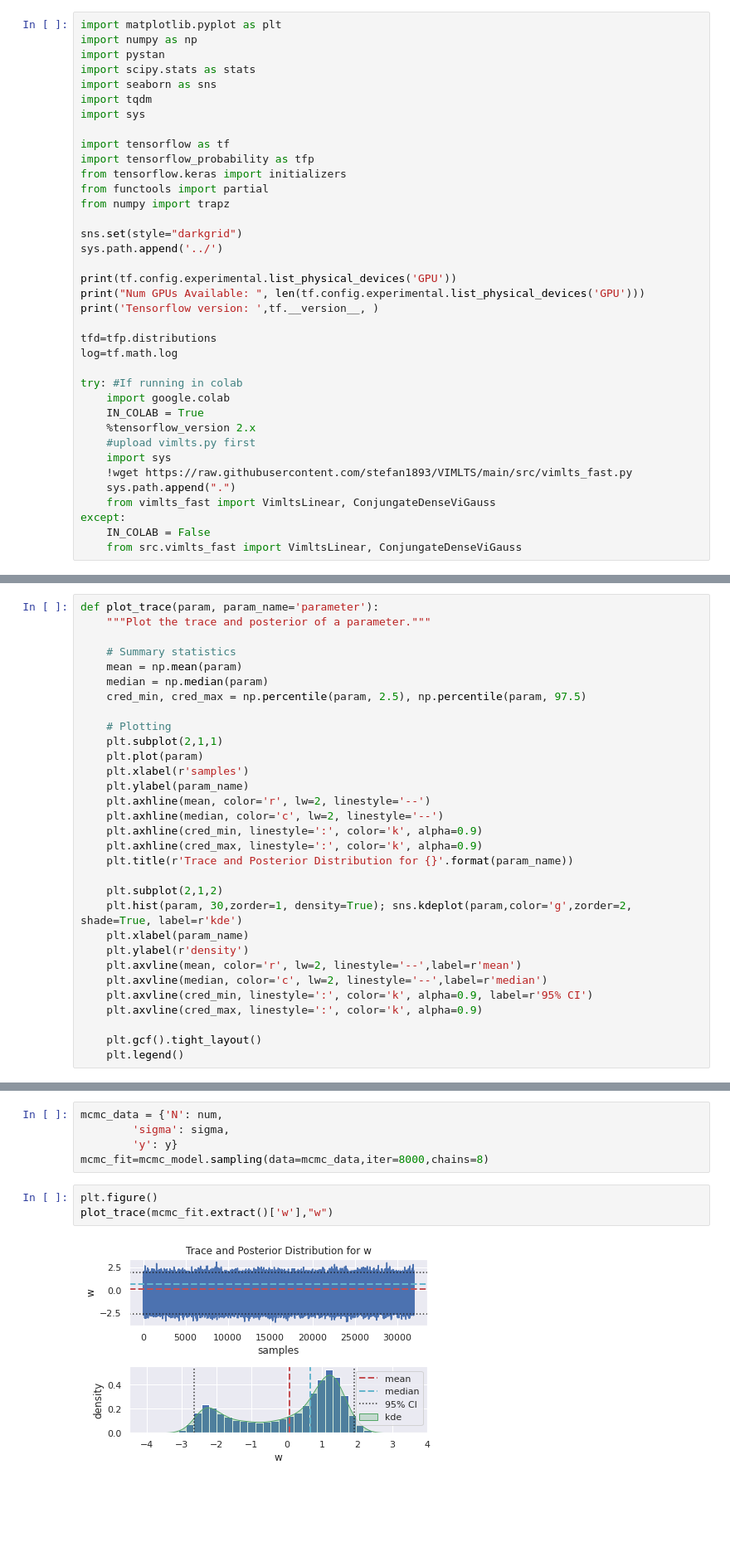
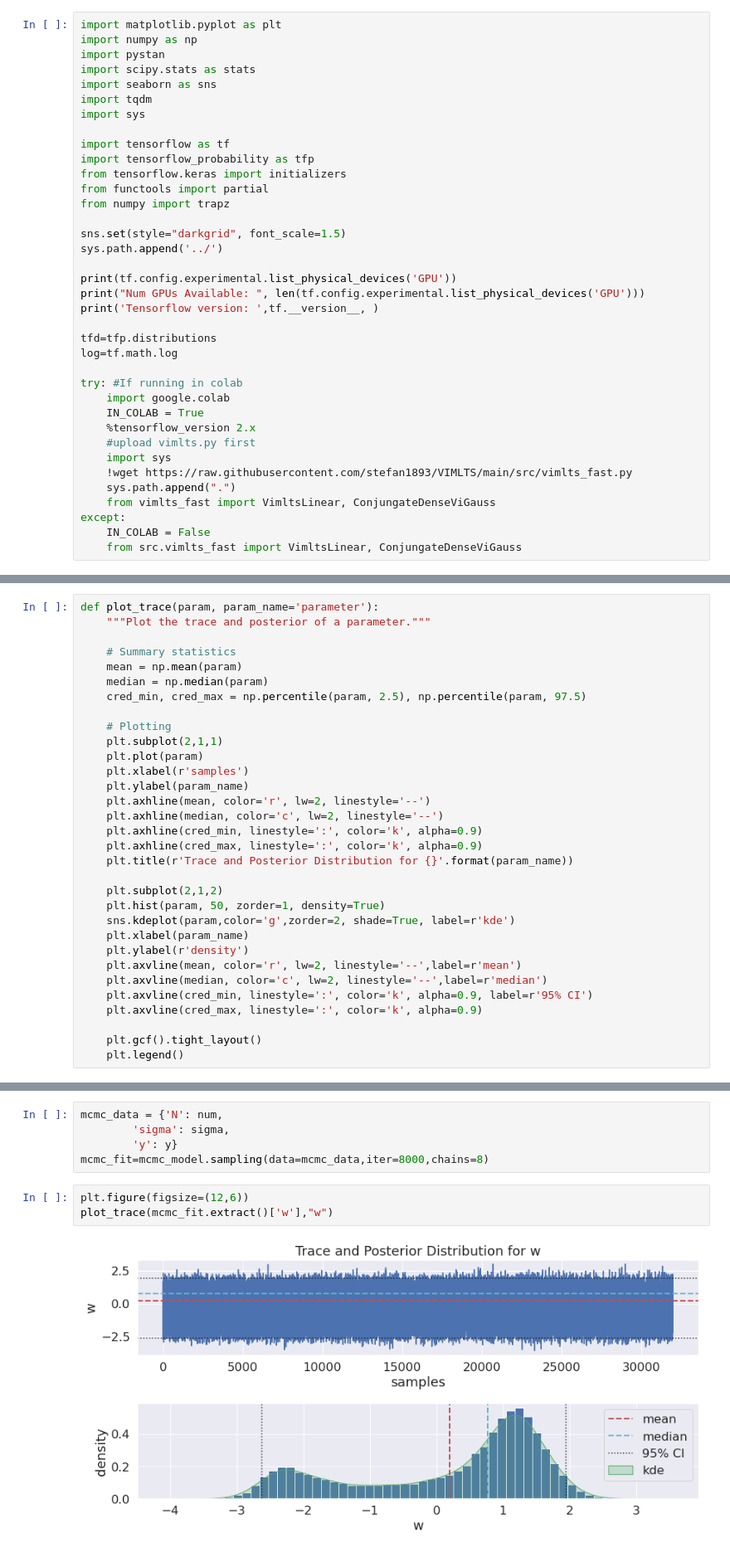
Before and after one commit to stefan1893/VIMLTS, a Jupyter notebook: ipynb/022_singel_weight.ipynb, the cells around one changed output, grey strips where cells are left out. Shown at 83% size. Cells and saved outputs as stored; diff of their text form; blank space fills up the shorter version.

```diff
--- a/ipynb/022_singel_weight.ipynb
+++ b/ipynb/022_singel_weight.ipynb
@@ -15,7 +15,7 @@ from tensorflow.keras import initializers
 from functools import partial
 from numpy import trapz
 
-sns.set(style="darkgrid")
+sns.set(style="darkgrid", font_scale=1.5)
 sys.path.append('../')
 
 print(tf.config.experimental.list_physical_devices('GPU'))
@@ -106,7 +106,8 @@ def plot_trace(param, param_name='parameter'):
     plt.title(r'Trace and Posterior Distribution for {}'.format(param_name))
 
     plt.subplot(2,1,2)
-    plt.hist(param, 30,zorder=1, density=True); sns.kdeplot(param,color='g',zorder=2, shade=True, label=r'kde')
+    plt.hist(param, 50, zorder=1, density=True)
+    sns.kdeplot(param,color='g',zorder=2, shade=True, label=r'kde')
     plt.xlabel(param_name)
     plt.ylabel(r'density')
     plt.axvline(mean, color='r', lw=2, linestyle='--',label=r'mean')
@@ -141,10 +142,10 @@ mcmc_data = {'N': num,
         'y': y}
 mcmc_fit=mcmc_model.sampling(data=mcmc_data,iter=8000,chains=8)
 # %%
-plt.figure()
+plt.figure(figsize=(12,6))
 plot_trace(mcmc_fit.extract()['w'],"w")
 # %% [output]
-[figure, old version]
+[figure, new version]
 # %%
 print(mcmc_fit.stansummary())
 # %% [output]
```
Also changed, not shown: parts of 13 cells of this notebook, 2 other files.
